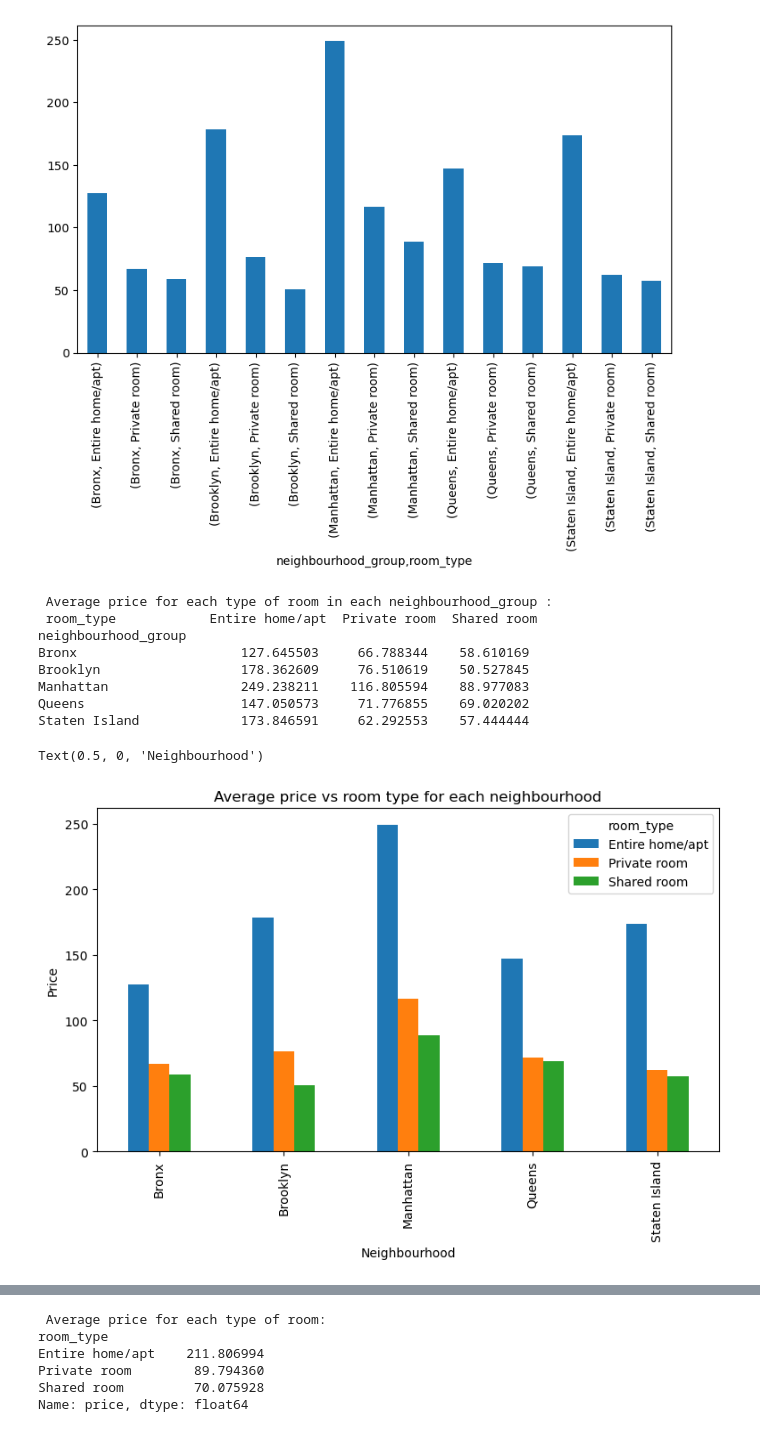
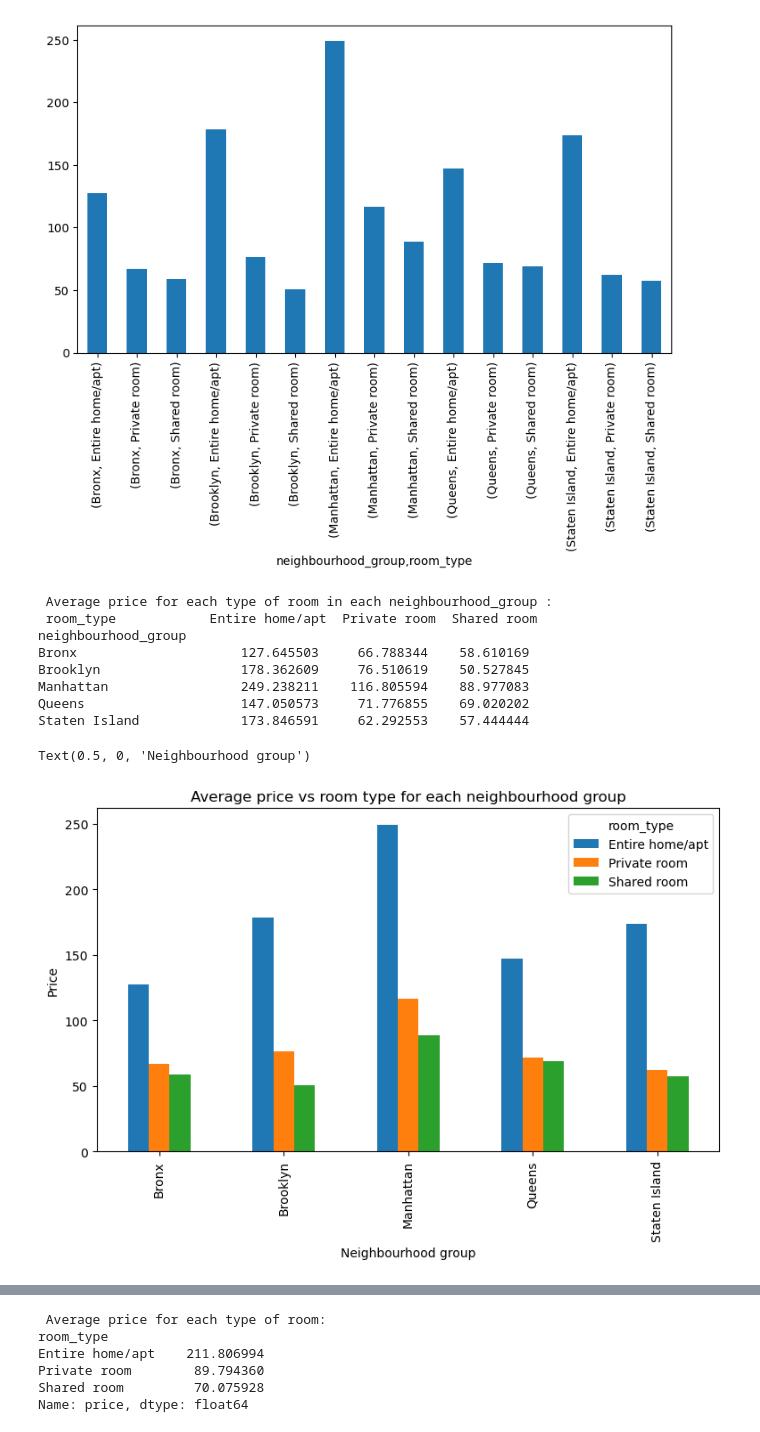
Before and after one commit to mdismailquraishicse/Capstone-Project-1--AirBnb, a Jupyter notebook: Capstone Project 1 - EDA.ipynb, the cells around one changed output, grey strips where cells are left out. Saved outputs shown, nothing was run; the diff lists cells and outputs as text; code cells hidden in the pictures.

```diff
--- a/Capstone Project 1 - EDA.ipynb
+++ b/Capstone Project 1 - EDA.ipynb
@@ -320,21 +323,21 @@ avg_neighbourhood_room_type.plot.bar()
 # %%
 # Room type vs average price for each neighbourhood
 print(f" Average price for each type of room in each neighbourhood_group : \n {airbnb_df.groupby(['neighbourhood_group','room_type'])['price'].mean().unstack()}")
 airbnb_df.groupby(['neighbourhood_group','room_type'])['price'].mean().unstack().plot.bar()
-plt.title('Average price vs room type for each neighbourhood')
+plt.title('Average price vs room type for each neighbourhood group')
 plt.ylabel('Price')
-plt.xlabel('Neighbourhood')
+plt.xlabel('Neighbourhood group')
 # %% [output]
  Average price for each type of room in each neighbourhood_group :
  room_type            Entire home/apt  Private room  Shared room
 neighbourhood_group
 Bronx                     127.645503     66.788344    58.610169
 Brooklyn                  178.362609     76.510619    50.527845
 Manhattan                 249.238211    116.805594    88.977083
 Queens                    147.050573     71.776855    69.020202
 Staten Island             173.846591     62.292553    57.444444
-Text(0.5, 0, 'Neighbourhood')
+Text(0.5, 0, 'Neighbourhood group')
-[figure, old version]
+[figure, new version]
 # %%
 # Average price vs neighbourhood for each room type
 print(f" Average price for each type of room in each neighbourhood_group : \n {airbnb_df.groupby(['room_type','neighbourhood_group'])['price'].mean().unstack()}")
```
Also changed, not shown: parts of 13 cells of this notebook.
